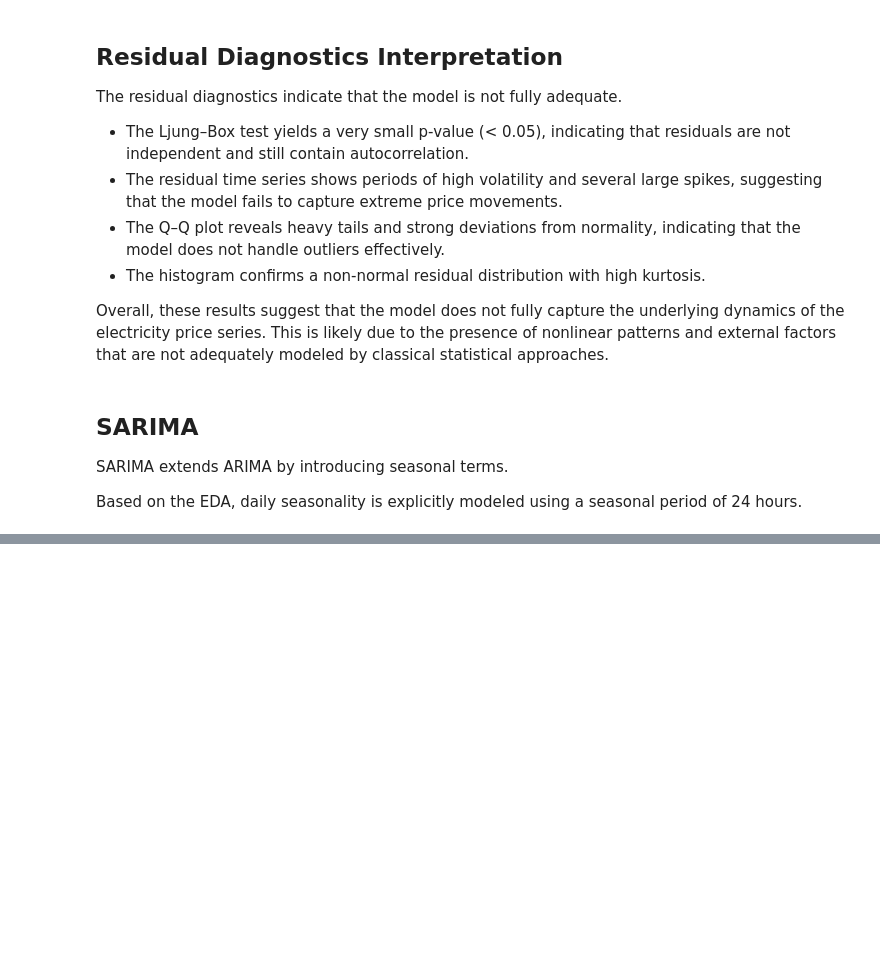
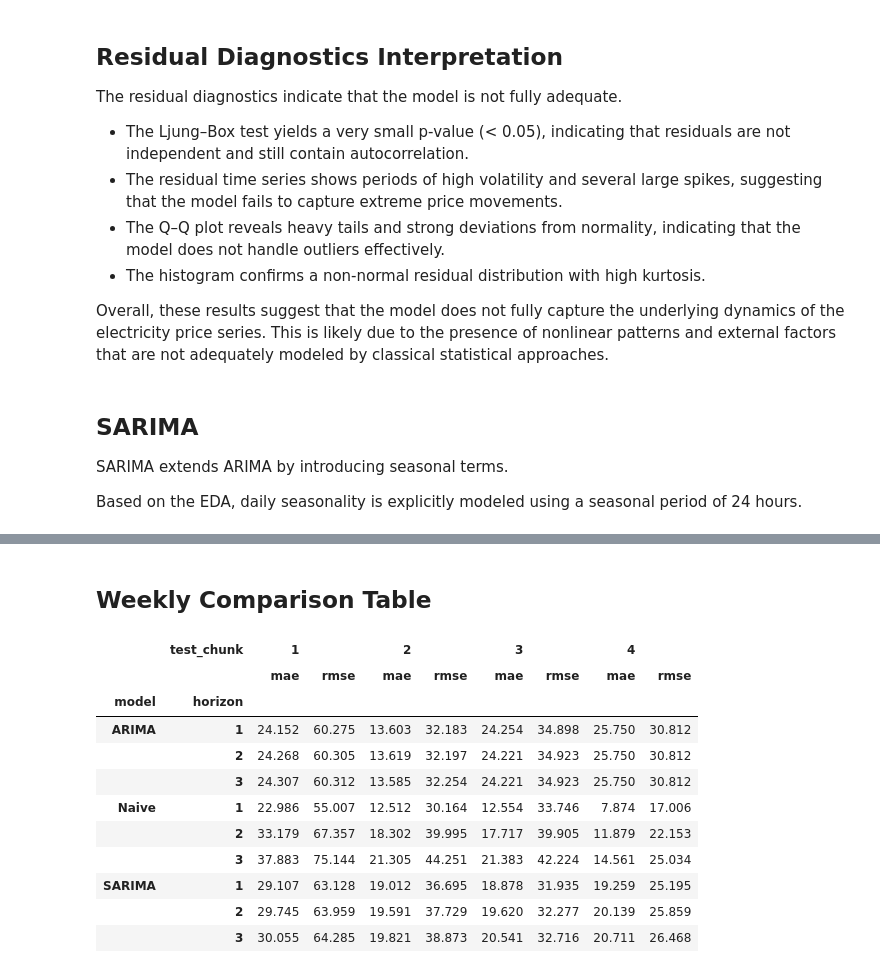
Before and after one commit to MiladEbrahimiAbyzandi/Ontario-electricity-price-forecasting, a Jupyter notebook: notebooks/04_statistical_models.ipynb, the cells around one changed output, grey strips where cells are left out. Cells and saved outputs as stored; diff of their text form; code cells hidden in the pictures; blank space fills up the shorter version.

```diff
--- a/notebooks/04_statistical_models.ipynb
+++ b/notebooks/04_statistical_models.ipynb
@@ -508,0 +690,34 @@ KeyboardInterrupt:
+# %% [markdown]
+## Weekly Comparison Table
+# %%
+all_ml_weekly_df = pd.concat([
+    naive_weekly_df,
+    arima_weekly_df,
+    sarima_weekly_df
+], ignore_index=True)
+
+# Pivot weekly RMSE
+pivot = all_ml_weekly_df.pivot_table(
+    index=["model", "horizon"],
+    columns="test_chunk",
+    values=["mae", "rmse"]
+).round(3)
+
+pivot.columns = pivot.columns.swaplevel(0, 1)
+
+pivot = pivot.sort_index(axis=1)
+
+pivot
+# %% [output]
+|  | test_chunk | 1 |  | 2 |  | 3 |  | 4 |  |
+|  |  | mae | rmse | mae | rmse | mae | rmse | mae | rmse |
+| model | horizon |  |  |  |  |  |  |  |  |
+| ARIMA | 1 | 24.152 | 60.275 | 13.603 | 32.183 | 24.254 | 34.898 | 25.750 | 30.812 |
+|  | 2 | 24.268 | 60.305 | 13.619 | 32.197 | 24.221 | 34.923 | 25.750 | 30.812 |
+|  | 3 | 24.307 | 60.312 | 13.585 | 32.254 | 24.221 | 34.923 | 25.750 | 30.812 |
+| Naive | 1 | 22.986 | 55.007 | 12.512 | 30.164 | 12.554 | 33.746 | 7.874 | 17.006 |
+|  | 2 | 33.179 | 67.357 | 18.302 | 39.995 | 17.717 | 39.905 | 11.879 | 22.153 |
+|  | 3 | 37.883 | 75.144 | 21.305 | 44.251 | 21.383 | 42.224 | 14.561 | 25.034 |
+| SARIMA | 1 | 29.107 | 63.128 | 19.012 | 36.695 | 18.878 | 31.935 | 19.259 | 25.195 |
+|  | 2 | 29.745 | 63.959 | 19.591 | 37.729 | 19.620 | 32.277 | 20.139 | 25.859 |
+|  | 3 | 30.055 | 64.285 | 19.821 | 38.873 | 20.541 | 32.716 | 20.711 | 26.468 |
```
Also changed, not shown: parts of 16 cells of this notebook.
